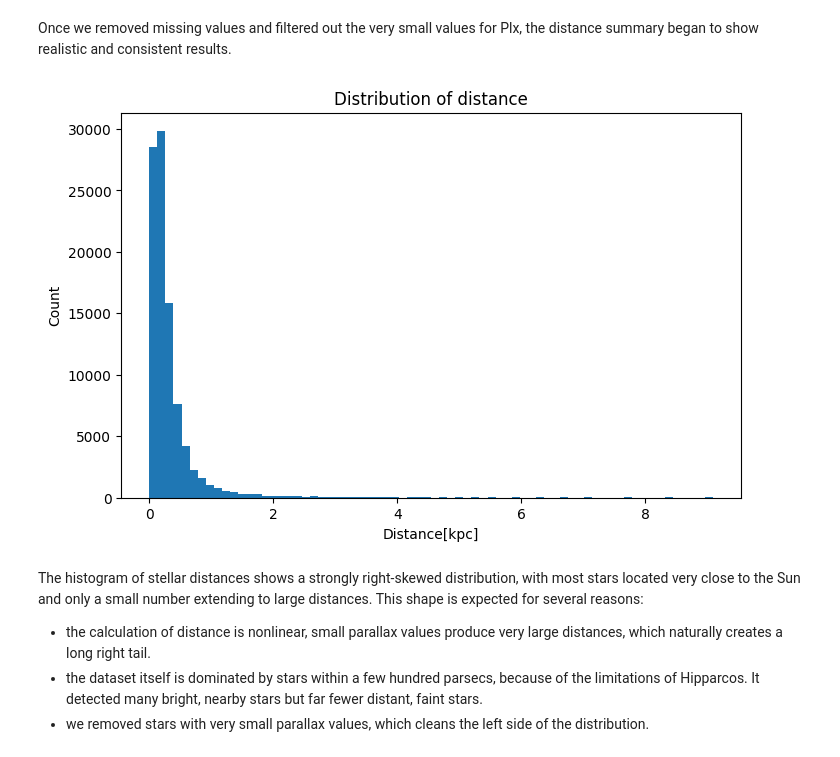
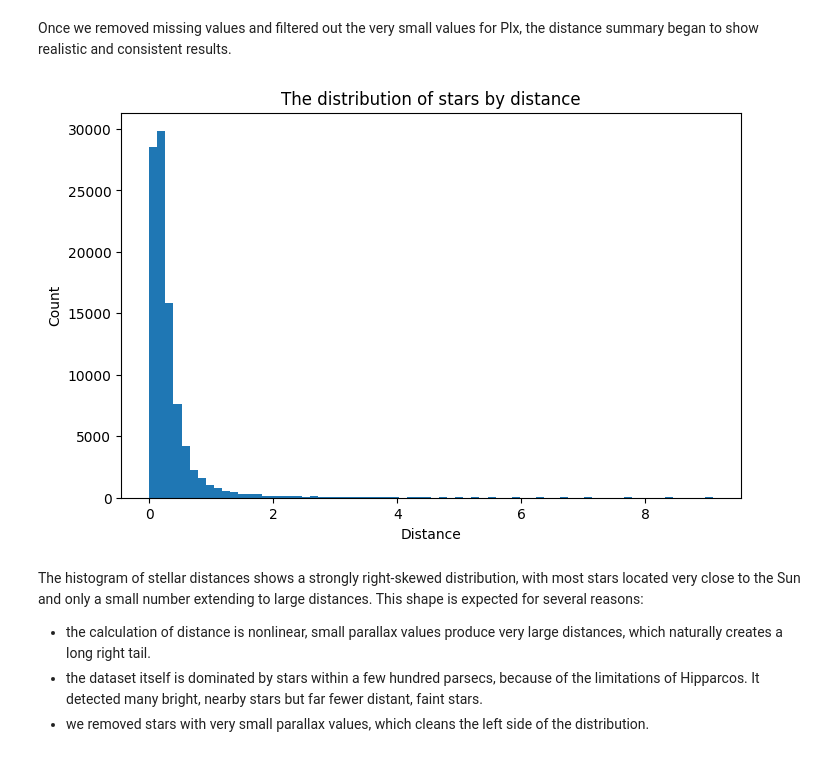
Before and after one commit to dinarazhorabek/astronomy_data_analysis, a Jupyter notebook: Hipparcos_Clustering_Starter.ipynb, the cells around one changed output. Drawn from its saved outputs; the diff is of its cells as text; code cells hidden in the pictures.

```diff
--- a/Hipparcos_Clustering_Starter.ipynb
+++ b/Hipparcos_Clustering_Starter.ipynb
@@ -100,12 +100,12 @@ Once we removed missing values and filtered out the very small values for Plx, t
 # %%
 plt.figure(figsize=(8,5))
 plt.hist(df_clean['d'], bins=70)
-plt.title("Distribution of distance")
-plt.xlabel("Distance[kpc]")
+plt.title("The distribution of stars by distance")
+plt.xlabel("Distance")
 plt.ylabel("Count")
 plt.show()
 # %% [output]
-[figure, old version]
+[figure, new version]
 # %% [markdown]
 The histogram of stellar distances shows a strongly right-skewed distribution, with most stars located very close to the Sun and only a small number extending to large distances. This shape is expected for several reasons:
 - the calculation of distance is nonlinear, small parallax values produce very large distances, which naturally creates a long right tail.
```
Also changed, not shown: parts of 3 cells of this notebook.
